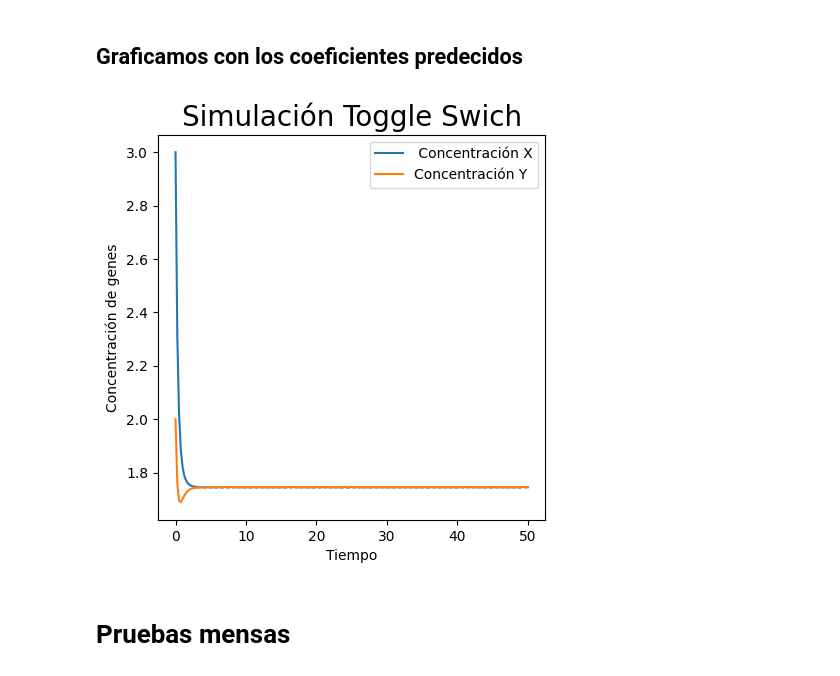
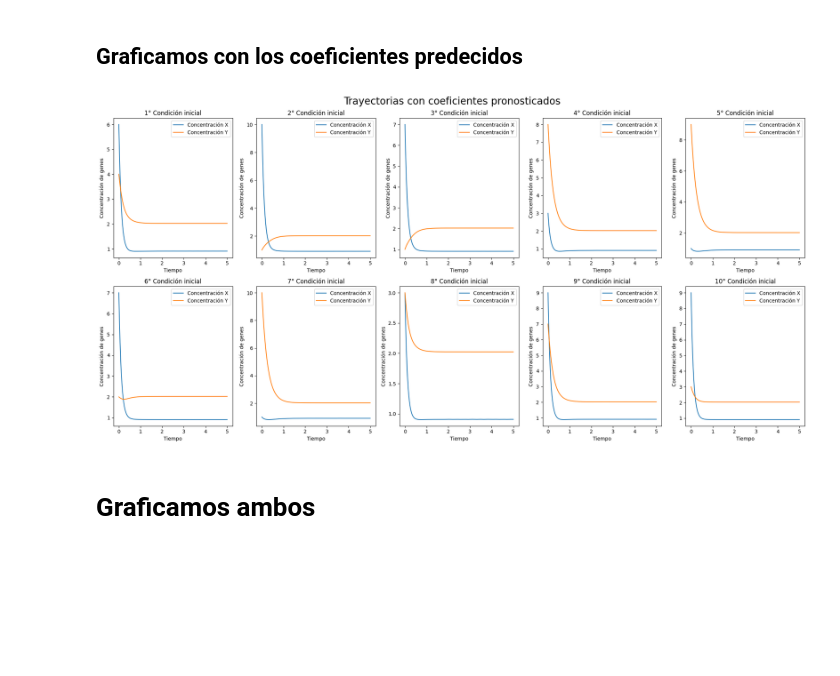
Before and after one commit to RafaSanCed/Tesis-Maestria, a Jupyter notebook: Creación de redes neuronales/Redes 100,200/Redes convolucionales/Convolucional trayectorias 200.ipynb, the cells around one changed output. Drawn from its saved outputs; the diff is of its cells as text; code cells hidden in the pictures; blank space fills up the shorter version.

```diff
--- a/Creación de redes neuronales/Redes 100,200/Redes convolucionales/Convolucional trayectorias 200.ipynb
+++ b/Creación de redes neuronales/Redes 100,200/Redes convolucionales/Convolucional trayectorias 200.ipynb
@@ -233,4 +234,7 @@ path_to_save = '../../../Modelos/Modelos 100,200/'
 model.save(path_to_save + '/convolucionaltr200.h5')
 # %% [markdown]
 # Importamos el modelo
+# %%
+def custom_activation(x):
+    return 10 * tf.nn.sigmoid(x)
 # %%
@@ -243,7 +249,7 @@ new_model = keras.models.load_model('../../../Modelos/Modelos 100,200/convolucio
 # %%
 import random
 from scipy.integrate import solve_ivp
-
+condini = []
 varf = []
 coef = []
 contador = 0
@@ -275,18 +281,17 @@ for i in range(0, 1):
         return [dX_dt, dY_dt]
 
     # Declaramos el vector de tiempo
-    t_span = [0, 50]
+    t_span = [0, 5]
     times = np.linspace(t_span[0], t_span[1], 200)
 
     varfci2 = []
     for i_ci in range(0, 10):
         # Definimos las condiciones iniciales
         y0 = np.array([random.randint(0, 10), random.randint(0, 10)])
-
+        condini.append(y0)
         # Resolvemos
         # Modificar manualmente el intervalo de tiempo
         sol = solve_ivp(f, t_span, y0, t_eval=times)
-        # sol=solve_ivp(f, t_span, y0) #Dejar que la librería elija el mejor intervalo
         tiempo = sol.t
         var1 = sol.y[0]
         var2 = sol.y[1]
@@ -300,8 +305,6 @@ for i in range(0, 1):
     print('--------------------------------------------')
     print(coef1)
     print(np.shape(varf))
-    contador = contador+1
-
 varf = np.array(varf)
 coef = np.array(coef)
 # %% [output]
@@ -345,50 +353,61 @@ np.shape(new_predictions)
 # %%
 a1 = new_predictions[0,0]
 a2 = new_predictions[0,1]
 b1 = new_predictions[0,2]
 b2 = new_predictions[0,3]
 d1 = new_predictions[0,4]
 d2 = new_predictions[0,5]
 n = new_predictions[0,6]
+
+varfpred = []
 
 def f(t, y):
 
     # asignar a cada ODE a un elemento de vector
     X = y[0]
     Y = y[1]
 
     # definimos cada ODE
     dX_dt = a1/(1+Y**n)-d1*X+b1
     dY_dt = a2/(1+X**n)-d2*Y+b1
 
     return [dX_dt, dY_dt]
 
 # Declaramos el vector de tiempo
-t_span = [0, 50]
+t_span = [0, 5]
 times = np.linspace(t_span[0], t_span[1], 200)
+varfci2pred = []
 
+for i_ci in range(0, 10):
 # Definimos las condiciones iniciales
-y0 = np.array([3,2])
+    y0 = condini[i_ci]
+    # Resolvemos
+    sol = solve_ivp(f, t_span, y0, t_eval=times)
+    tiempo = sol.t
+    var1pred = sol.y[0]
+    var2pred = sol.y[1]
+    varfcipred = np.append([var1pred], [var2pred], axis=0)
+    varfci2pred.append(varfcipred)
 
-# Resolvemos
-# Modificar manualmente el intervalo de tiempo
-sol = solve_ivp(f, t_span, y0, t_eval=times)
-# sol=solve_ivp(f, t_span, y0) #Dejar que la librería elija el mejor intervalo
-tiempo = sol.t
-var1 = sol.y[0]
-var2 = sol.y[1]
+varfpred= varfci2pred
 
+fig, axes = plt.subplots(2, 5, figsize=(20, 10))  # 5 filas de gráficos, 2 columnas
+axes = axes.ravel()  # esto convierte la matriz de ejes en un array plano, para poder iterar sobre ellos
 # Graficamos
-plt.figure(figsize=(5, 5))
-plt.plot(tiempo, var1, label=" Concentración X")
-plt.plot(tiempo, var2, label="Concentración Y")
-plt.xlabel('Tiempo')
-plt.ylabel('Concentración de genes')
-plt.title('Simulación Toggle Swich', fontsize=20)
-plt.legend()
+for i in range(10):
+    axes[i].plot(times, np.array(varfpred)[i, 0, :], label=f"Concentración X")
+    axes[i].plot(times,np.array(varfpred)[i,1,:], label=f"Concentración Y")
+    axes[i].set_xlabel('Tiempo')
+    axes[i].set_ylabel('Concentración de genes')
+    axes[i].legend()
+    axes[i].set_title(f'{i+1}° Condición inicial')
+
+fig.suptitle('Trayectorias con coeficientes pronosticados', fontsize=20)  # Título general para todas las subfiguras
+
+plt.tight_layout()
 plt.show()
 # %% [output]
-[figure, old version]
+[figure, new version]
 # %% [markdown]
-# Pruebas mensas
+# Graficamos ambos
 # %%
```
Also changed, not shown: parts of 18 cells of this notebook, 42 other files.
